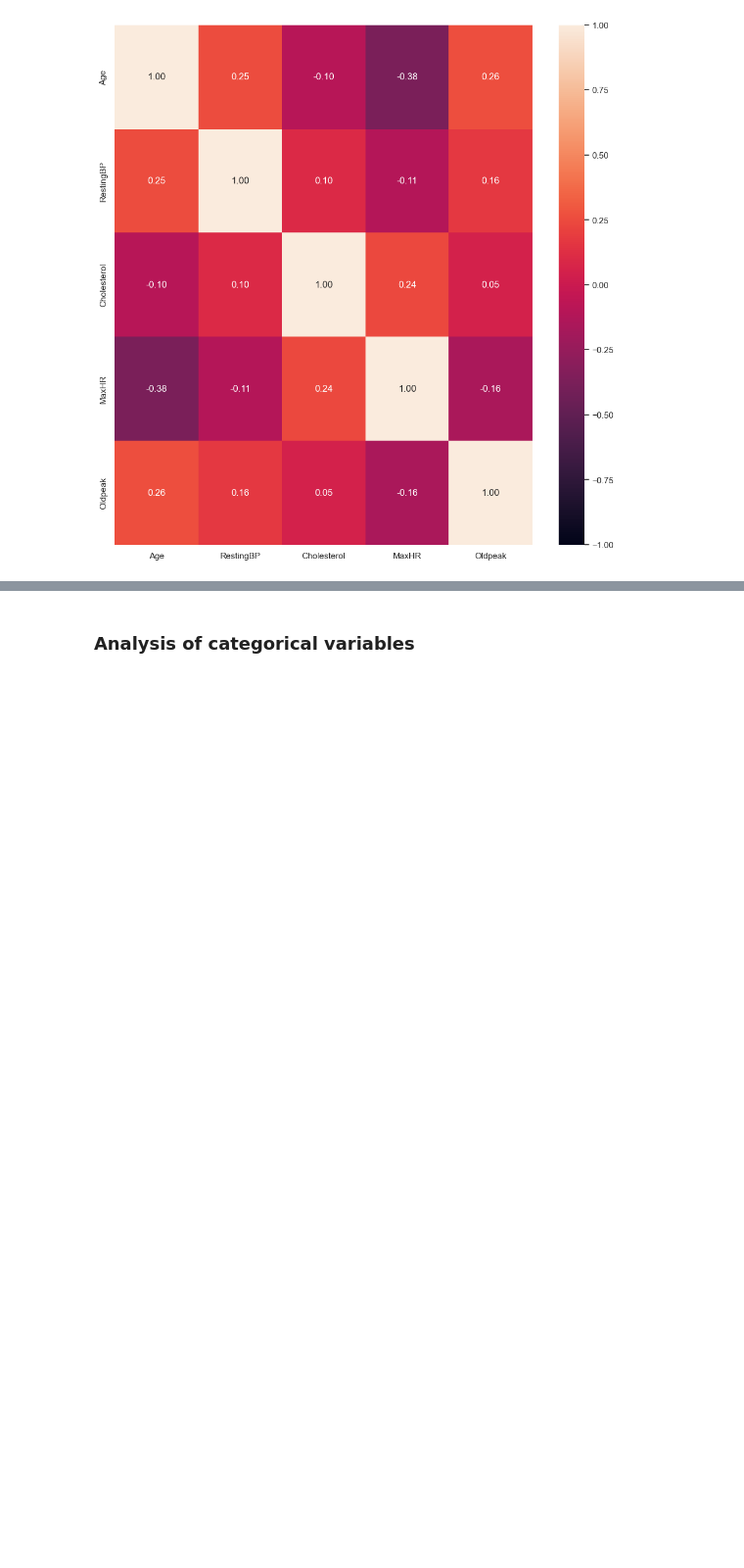
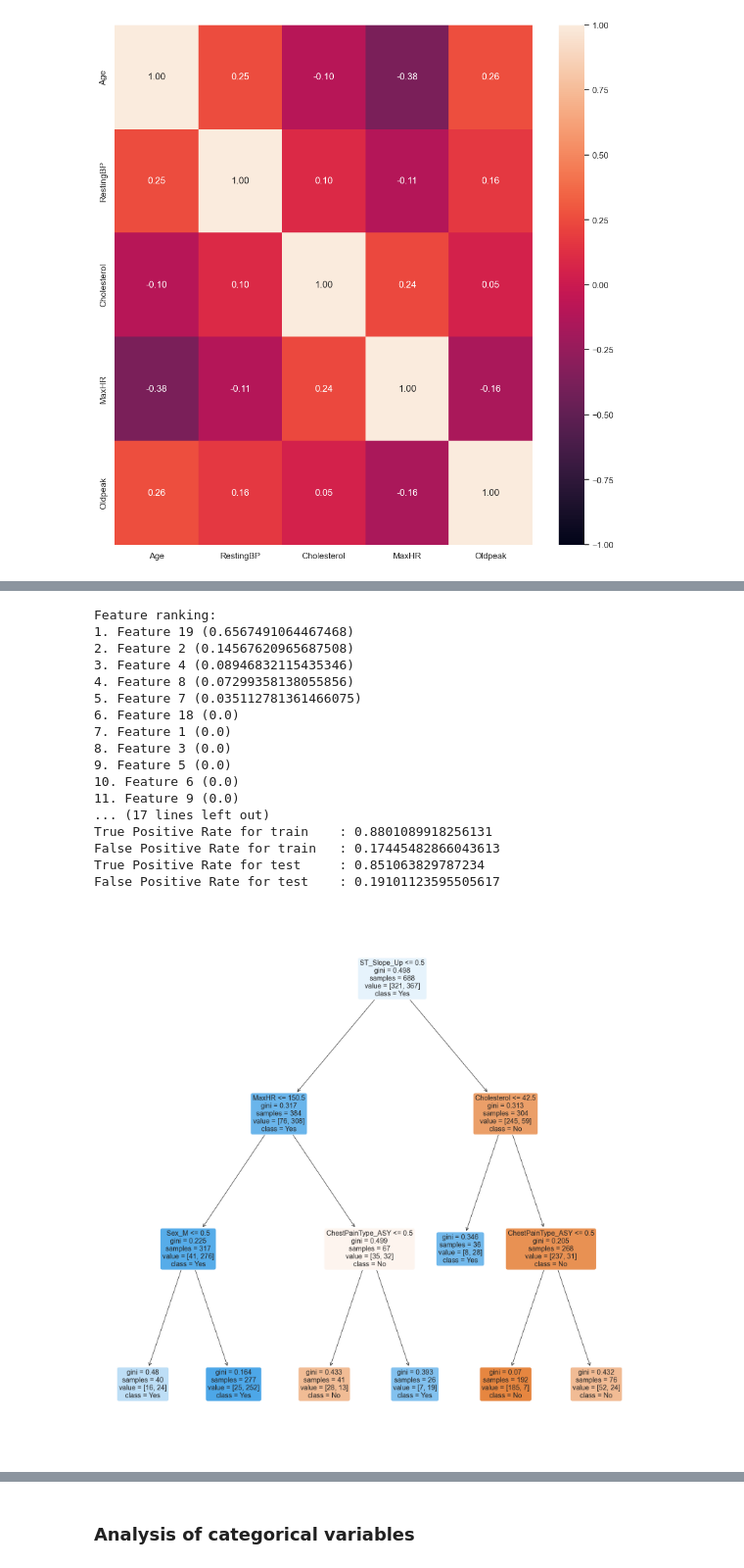
Before and after one commit to niclee1803/SC1015-Mini-Project, a Jupyter notebook: Assignment.ipynb, the cells around one changed output, grey strips where cells are left out. Shown at 98% size. Saved outputs shown, nothing was run; the diff lists cells and outputs as text; code cells hidden in the pictures; blank space fills up the shorter version.

```diff
--- a/Assignment.ipynb
+++ b/Assignment.ipynb
@@ -207,0 +356,22 @@ def remove_outliers_IQR(df,colName):
+# %%
+features = [x for x in heart_data.columns if x not in 'HeartDisease']
+classificationtree(X=features, y = 'HeartDisease', df = heart_data, depth = 3)
+# %% [output]
+Feature ranking:
+1. Feature 19 (0.6567491064467468)
+2. Feature 2 (0.14567620965687508)
+3. Feature 4 (0.08946832115435346)
+4. Feature 8 (0.07299358138055856)
+5. Feature 7 (0.035112781361466075)
+6. Feature 18 (0.0)
+7. Feature 1 (0.0)
+8. Feature 3 (0.0)
+9. Feature 5 (0.0)
+10. Feature 6 (0.0)
+11. Feature 9 (0.0)
+... (17 lines left out)
+True Positive Rate for train    : 0.8801089918256131
+False Positive Rate for train   : 0.17445482866043613
+True Positive Rate for test     : 0.851063829787234
+False Positive Rate for test    : 0.19101123595505617
+[figure, added]
```
Also changed, not shown: parts of 25 cells of this notebook.
